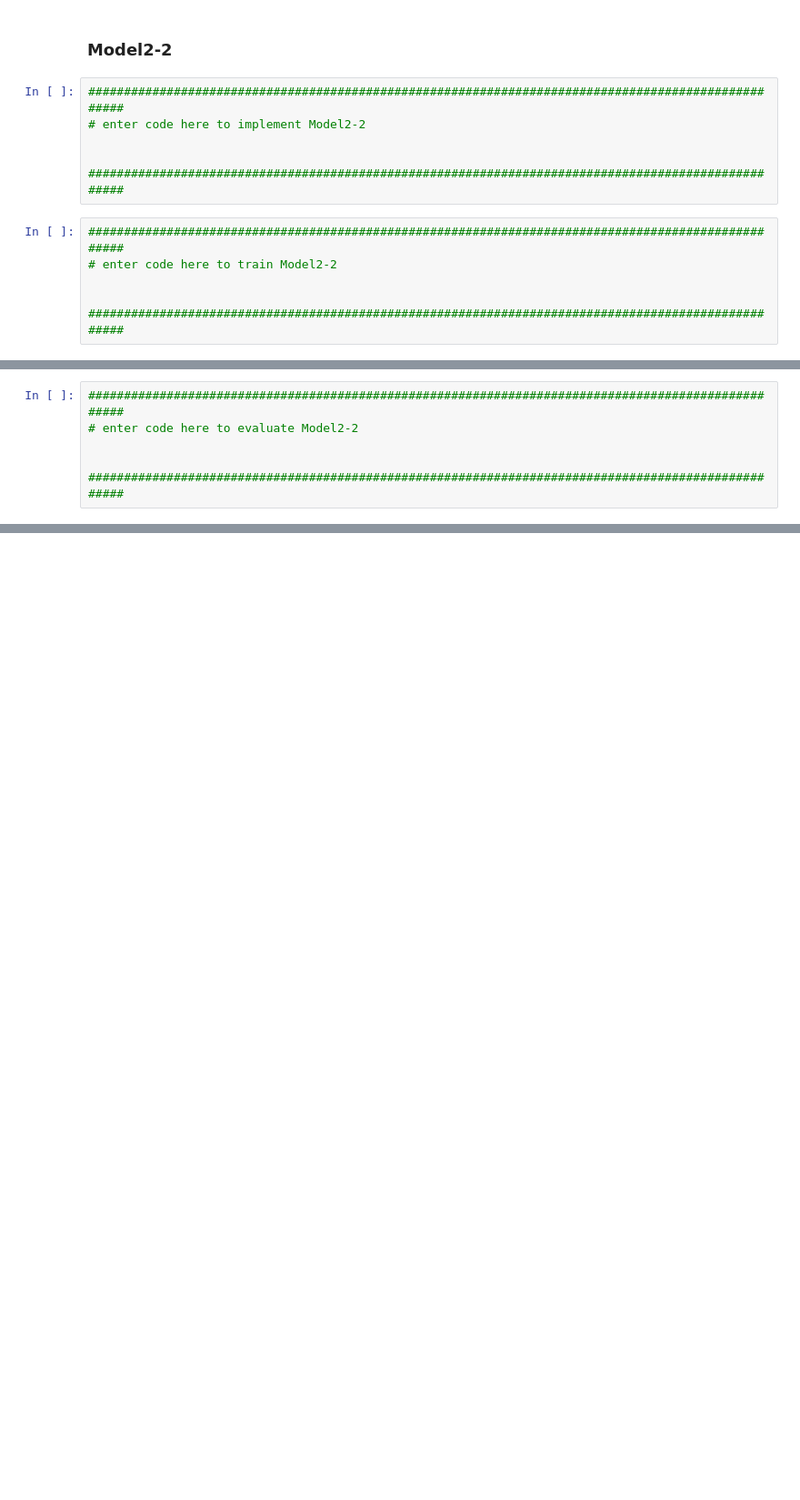
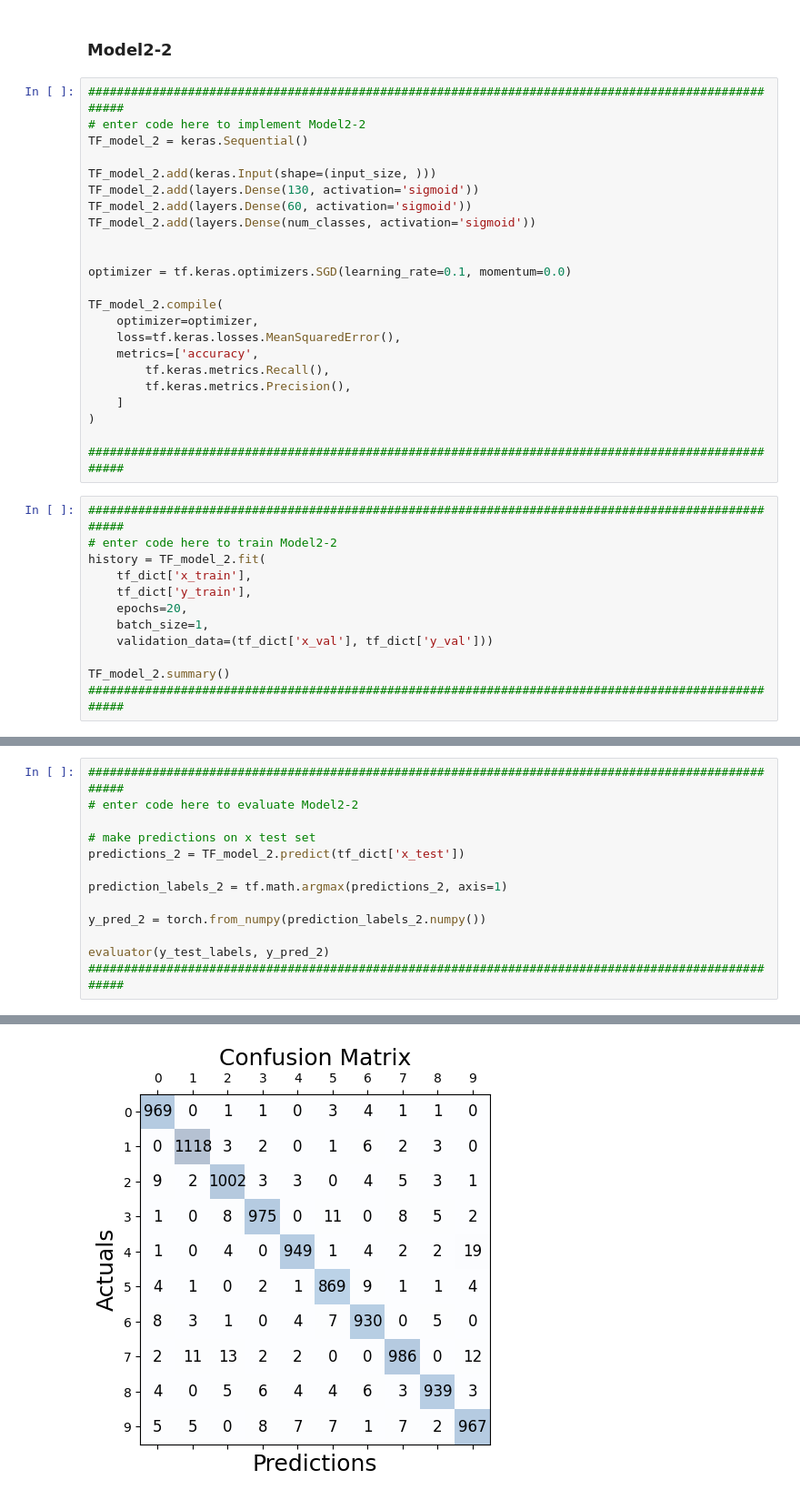
Before and after one commit to Liam-M-Patterson/CMPE-452, a Jupyter notebook: Assignment 2/A2.ipynb, the cells around one changed output, grey strips where cells are left out. Shown: that part at 91% size. Cells and saved outputs as stored; diff of their text form; blank space fills up the shorter version.

```diff
--- a/Assignment 2/A2.ipynb
+++ b/Assignment 2/A2.ipynb
@@ -382,12 +465,35 @@ f1_score:  0.9486720156205468
 # %%
 ####################################################################################################
 # enter code here to implement Model2-2
+TF_model_2 = keras.Sequential()
+
+TF_model_2.add(keras.Input(shape=(input_size, )))
+TF_model_2.add(layers.Dense(130, activation='sigmoid'))
+TF_model_2.add(layers.Dense(60, activation='sigmoid'))
+TF_model_2.add(layers.Dense(num_classes, activation='sigmoid'))
 
 
+optimizer = tf.keras.optimizers.SGD(learning_rate=0.1, momentum=0.0)
+
+TF_model_2.compile(
+    optimizer=optimizer,
+    loss=tf.keras.losses.MeanSquaredError(),
+    metrics=['accuracy',
+        tf.keras.metrics.Recall(),
+        tf.keras.metrics.Precision(),
+    ]
+)
+
 ####################################################################################################
 # %%
 ####################################################################################################
 # enter code here to train Model2-2
+history = TF_model_2.fit(
+    tf_dict['x_train'],
+    tf_dict['y_train'],
+    epochs=20,
+    batch_size=1,
+    validation_data=(tf_dict['x_val'], tf_dict['y_val']))
 
-
+TF_model_2.summary()
 ####################################################################################################
@@ -395,5 +519,13 @@ f1_score:  0.9486720156205468
 ####################################################################################################
 # enter code here to evaluate Model2-2
 
+# make predictions on x test set
+predictions_2 = TF_model_2.predict(tf_dict['x_test'])
 
+prediction_labels_2 = tf.math.argmax(predictions_2, axis=1)
+
+y_pred_2 = torch.from_numpy(prediction_labels_2.numpy())
+
+evaluator(y_test_labels, y_pred_2)
 ####################################################################################################
+# %% [output]
@@ -399,0 +533 @@ f1_score:  0.9486720156205468
+[figure, added]
```
Also changed, not shown: parts of 10 cells of this notebook.
